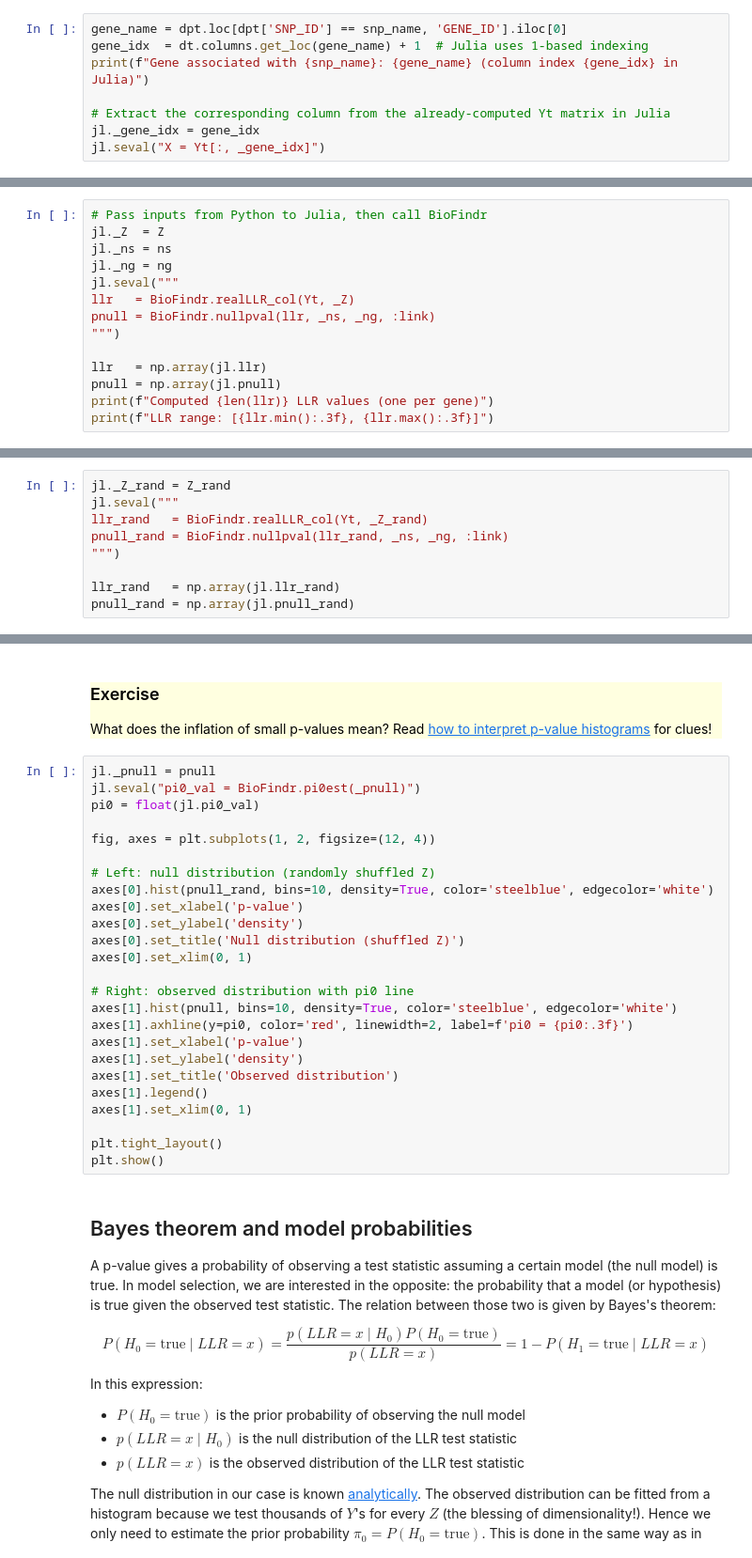
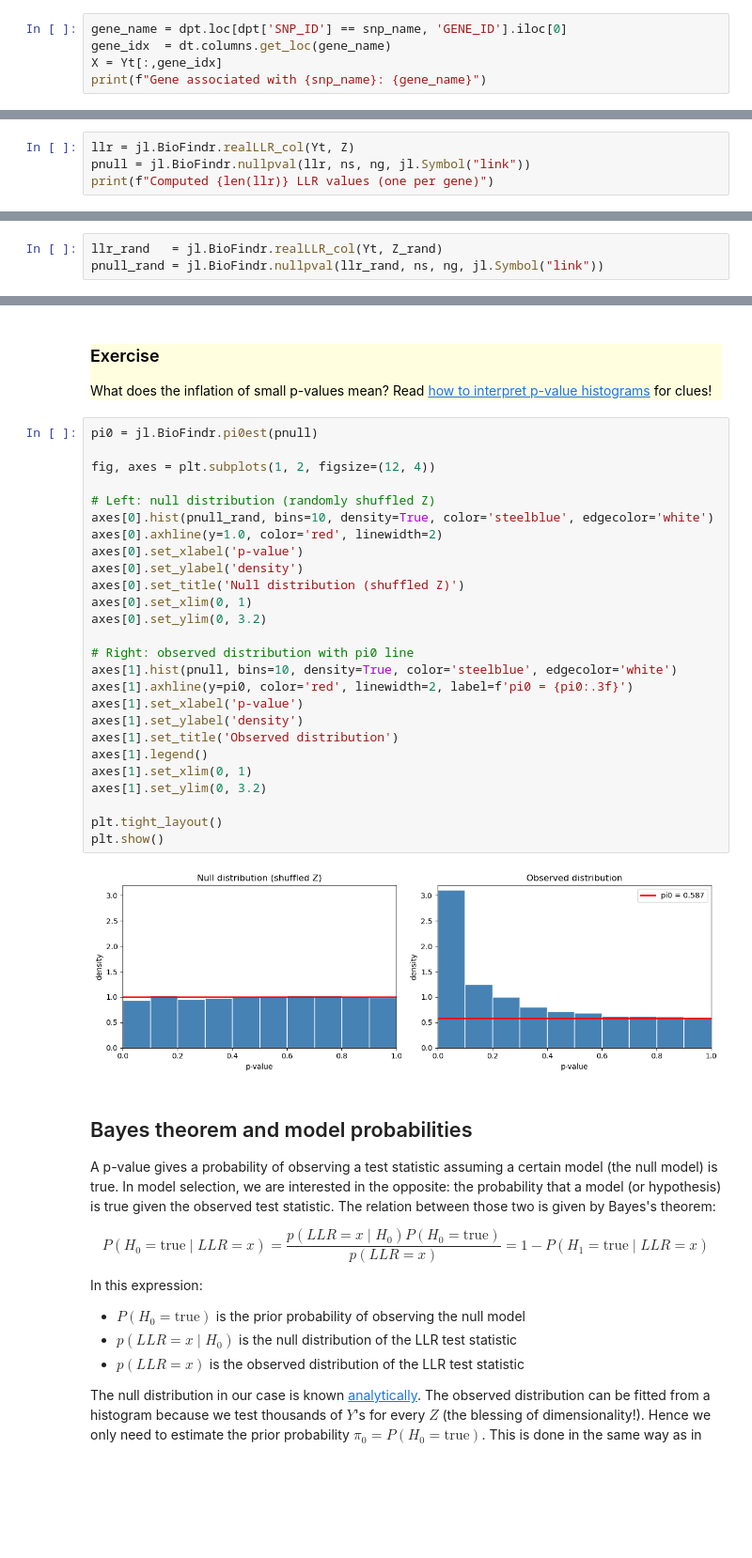
Before and after one commit to tmichoel/causal-inference-short-course, a Jupyter notebook: notebooks/2_blessing_of_dimensionality_python.ipynb, the cells around one changed output, grey strips where cells are left out. Shown at 94% size. Drawn from its saved outputs; the diff is of its cells as text; blank space fills up the shorter version.

Commit message:
Simplified juliacall statements using BioFindr v1.1.0 improved array  interface

```diff
--- a/notebooks/2_blessing_of_dimensionality_python.ipynb
+++ b/notebooks/2_blessing_of_dimensionality_python.ipynb
@@ -92,9 +101,6 @@ print(f"Unique genotype values: {np.unique(Z)}")
 For later use, we store the gene for which this SNP is an eQTL. Consistent with the [causal model selection notebook](1_causal_model_selection.ipynb), we call this gene's expression variable $X$:
 # %%
 gene_name = dpt.loc[dpt['SNP_ID'] == snp_name, 'GENE_ID'].iloc[0]
-gene_idx  = dt.columns.get_loc(gene_name) + 1  # Julia uses 1-based indexing
-print(f"Gene associated with {snp_name}: {gene_name} (column index {gene_idx} in Julia)")
-
-# Extract the corresponding column from the already-computed Yt matrix in Julia
-jl._gene_idx = gene_idx
-jl.seval("X = Yt[:, _gene_idx]")
+gene_idx  = dt.columns.get_loc(gene_name)
+X = Yt[:,gene_idx]
+print(f"Gene associated with {snp_name}: {gene_name}")
@@ -120,17 +131,7 @@ $$
 $$
 
 Let's compute the LLRs and their p-values under the null hypothesis for the association or *"linkage"* test $Z\to Y$:
-# %%
-# Pass inputs from Python to Julia, then call BioFindr
-jl._Z  = Z
-jl._ns = ns
-jl._ng = ng
-jl.seval("""
-llr   = BioFindr.realLLR_col(Yt, _Z)
-pnull = BioFindr.nullpval(llr, _ns, _ng, :link)
-""")
-
-llr   = np.array(jl.llr)
-pnull = np.array(jl.pnull)
-print(f"Computed {len(llr)} LLR values (one per gene)")
-print(f"LLR range: [{llr.min():.3f}, {llr.max():.3f}]")
+# %%
+llr = jl.BioFindr.realLLR_col(Yt, Z)
+pnull = jl.BioFindr.nullpval(llr, ns, ng, jl.Symbol("link"))
+print(f"Computed {len(llr)} LLR values (one per gene)")
@@ -137,14 +140,8 @@ print(f"LLR range: [{llr.min():.3f}, {llr.max():.3f}]")
 # %% [markdown]
 We can do the same for the randomly shuffled $Z$:
 # %%
-jl._Z_rand = Z_rand
-jl.seval("""
-llr_rand   = BioFindr.realLLR_col(Yt, _Z_rand)
-pnull_rand = BioFindr.nullpval(llr_rand, _ns, _ng, :link)
-""")
-
-llr_rand   = np.array(jl.llr_rand)
-pnull_rand = np.array(jl.pnull_rand)
+llr_rand   = jl.BioFindr.realLLR_col(Yt, Z_rand)
+pnull_rand = jl.BioFindr.nullpval(llr_rand, ns, ng, jl.Symbol("link"))
 # %% [markdown]
 An important property of p-values is that under the null hypothesis, p-values are uniformly distributed. We can verify this by plotting the histogram of p-values for the randomly shuffled instruments (left histogram). By contrast the observed distribution in the real data shows an inflation of small p-values.
 # %% [markdown]
@@ -153,30 +150,33 @@ An important property of p-values is that under the null hypothesis, p-values ar
      What does the inflation of small p-values mean? Read <a href="http://varianceexplained.org/statistics/interpreting-pvalue-histogram/">how to interpret p-value histograms</a> for clues!
 </div>
 # %%
-jl._pnull = pnull
-jl.seval("pi0_val = BioFindr.pi0est(_pnull)")
-pi0 = float(jl.pi0_val)
+pi0 = jl.BioFindr.pi0est(pnull)
 
 fig, axes = plt.subplots(1, 2, figsize=(12, 4))
 
 # Left: null distribution (randomly shuffled Z)
 axes[0].hist(pnull_rand, bins=10, density=True, color='steelblue', edgecolor='white')
+axes[0].axhline(y=1.0, color='red', linewidth=2)
 axes[0].set_xlabel('p-value')
 axes[0].set_ylabel('density')
 axes[0].set_title('Null distribution (shuffled Z)')
 axes[0].set_xlim(0, 1)
+axes[0].set_ylim(0, 3.2)
 
 # Right: observed distribution with pi0 line
 axes[1].hist(pnull, bins=10, density=True, color='steelblue', edgecolor='white')
 axes[1].axhline(y=pi0, color='red', linewidth=2, label=f'pi0 = {pi0:.3f}')
 axes[1].set_xlabel('p-value')
 axes[1].set_ylabel('density')
 axes[1].set_title('Observed distribution')
 axes[1].legend()
 axes[1].set_xlim(0, 1)
+axes[1].set_ylim(0, 3.2)
 
 plt.tight_layout()
 plt.show()
+# %% [output]
+[figure, added]
 # %% [markdown]
 ## Bayes theorem and model probabilities
 
```
Also changed, not shown: parts of 24 cells of this notebook.
